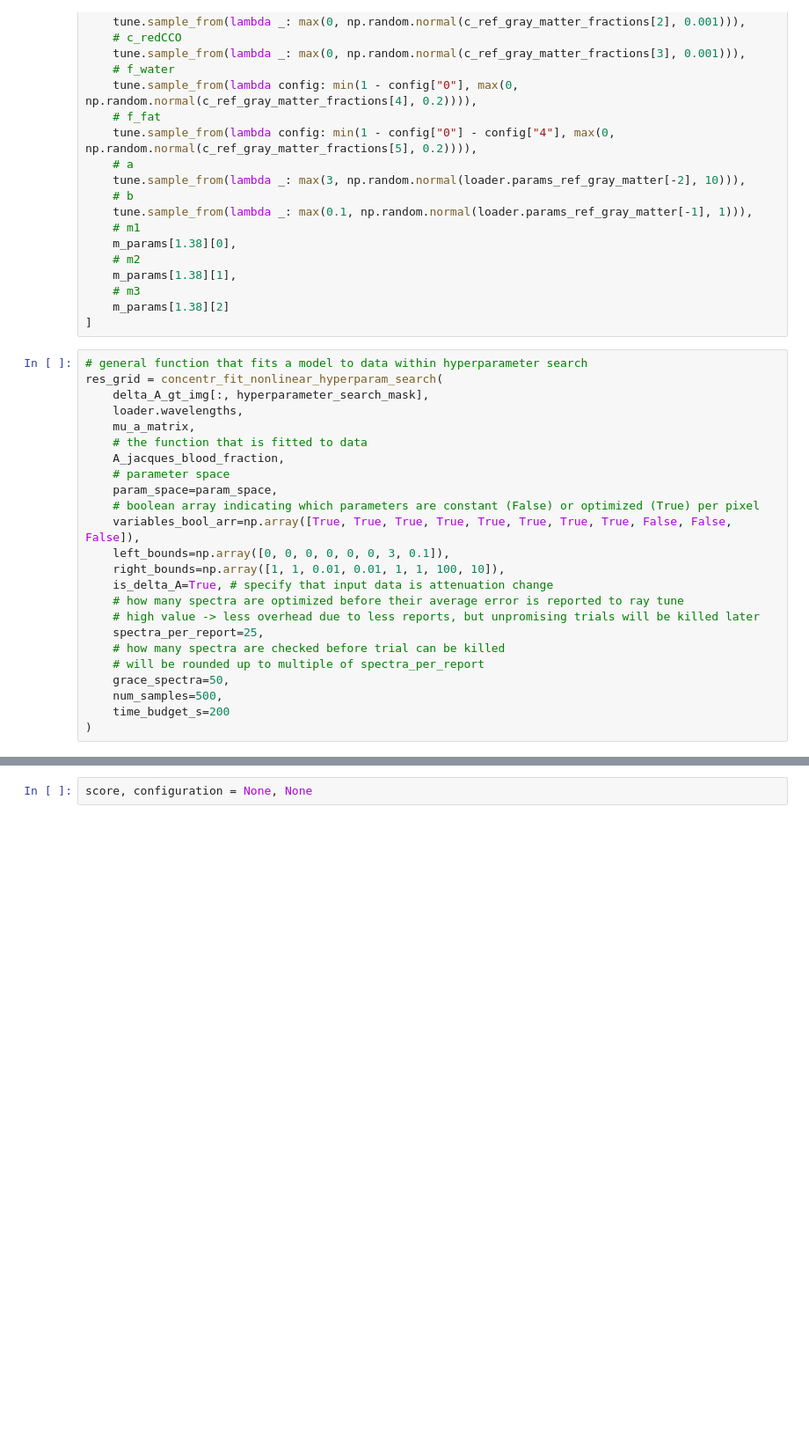
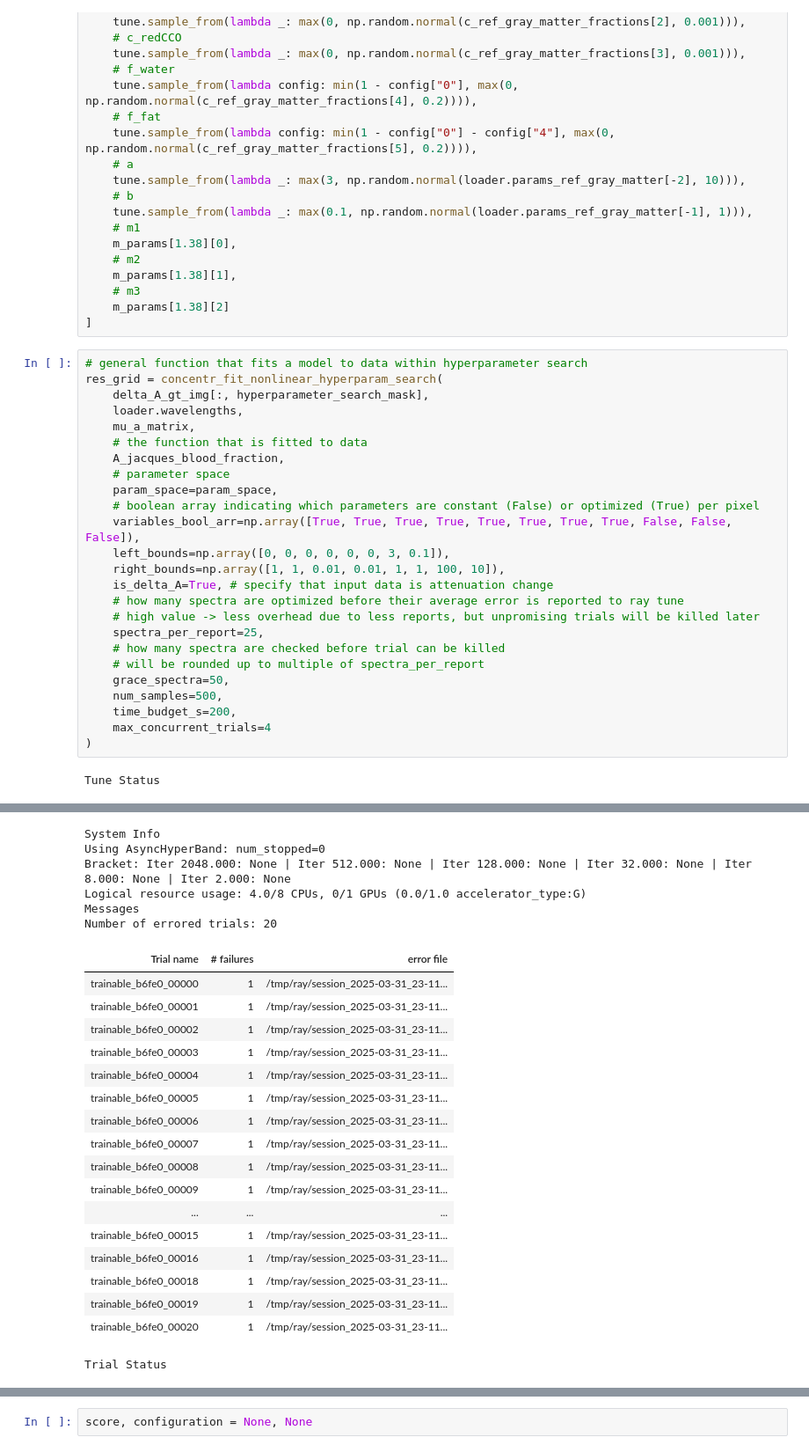
Before and after one commit to leonngl/hyperspectral-fit-idp, a Jupyter notebook: notebooks/model_comparison.ipynb, the cells around one changed output, grey strips where cells are left out. Shown at 88% size. Saved outputs shown, nothing was run; the diff lists cells and outputs as text; blank space fills up the shorter version.

```diff
--- a/notebooks/model_comparison.ipynb
+++ b/notebooks/model_comparison.ipynb
@@ -308,5 +308,8 @@ res_grid = concentr_fit_nonlinear_hyperparam_search(
     # will be rounded up to multiple of spectra_per_report
     grace_spectra=50,
     num_samples=500,
-    time_budget_s=200
+    time_budget_s=200,
+    max_concurrent_trials=4
 )
+# %% [output]
+Tune Status
@@ -312,0 +319,24 @@ res_grid = concentr_fit_nonlinear_hyperparam_search(
+System Info
+Using AsyncHyperBand: num_stopped=0
+Bracket: Iter 2048.000: None | Iter 512.000: None | Iter 128.000: None | Iter 32.000: None | Iter 8.000: None | Iter 2.000: None
+Logical resource usage: 4.0/8 CPUs, 0/1 GPUs (0.0/1.0 accelerator_type:G)
+Messages
+Number of errored trials: 20
+| Trial name | # failures | error file |
+| trainable_b6fe0_00000 | 1 | /tmp/ray/session_2025-03-31_23-11... |
+| trainable_b6fe0_00001 | 1 | /tmp/ray/session_2025-03-31_23-11... |
+| trainable_b6fe0_00002 | 1 | /tmp/ray/session_2025-03-31_23-11... |
+| trainable_b6fe0_00003 | 1 | /tmp/ray/session_2025-03-31_23-11... |
+| trainable_b6fe0_00004 | 1 | /tmp/ray/session_2025-03-31_23-11... |
+| trainable_b6fe0_00005 | 1 | /tmp/ray/session_2025-03-31_23-11... |
+| trainable_b6fe0_00006 | 1 | /tmp/ray/session_2025-03-31_23-11... |
+| trainable_b6fe0_00007 | 1 | /tmp/ray/session_2025-03-31_23-11... |
+| trainable_b6fe0_00008 | 1 | /tmp/ray/session_2025-03-31_23-11... |
+| trainable_b6fe0_00009 | 1 | /tmp/ray/session_2025-03-31_23-11... |
+| ... | ... | ... |
+| trainable_b6fe0_00015 | 1 | /tmp/ray/session_2025-03-31_23-11... |
+| trainable_b6fe0_00016 | 1 | /tmp/ray/session_2025-03-31_23-11... |
+| trainable_b6fe0_00018 | 1 | /tmp/ray/session_2025-03-31_23-11... |
+| trainable_b6fe0_00019 | 1 | /tmp/ray/session_2025-03-31_23-11... |
+| trainable_b6fe0_00020 | 1 | /tmp/ray/session_2025-03-31_23-11... |
+Trial Status
```
Also changed, not shown: parts of 10 cells of this notebook, 26 other files.
